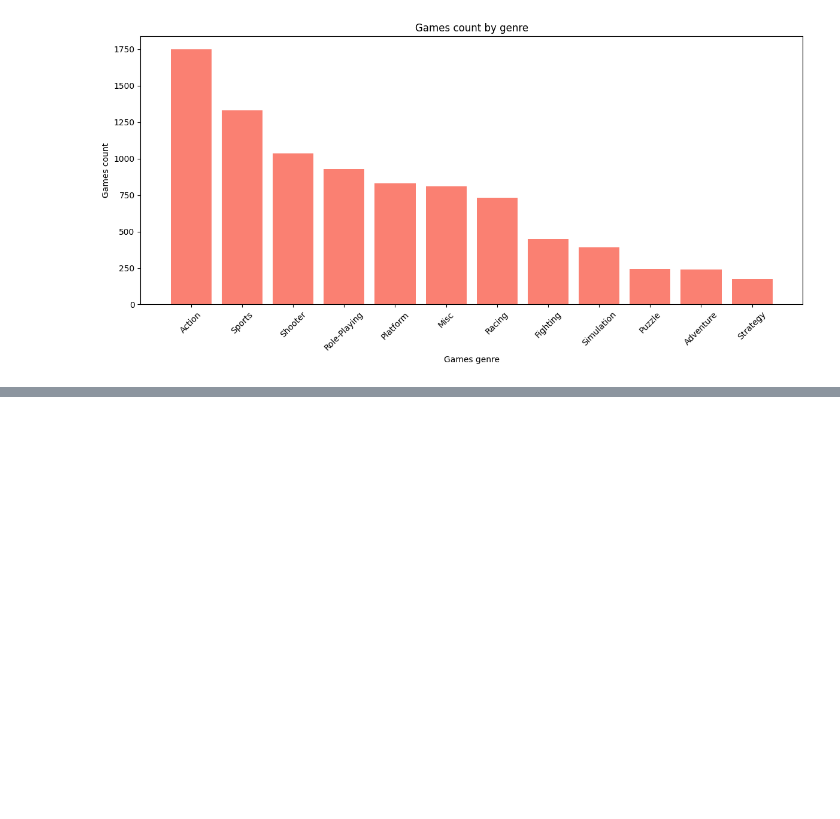
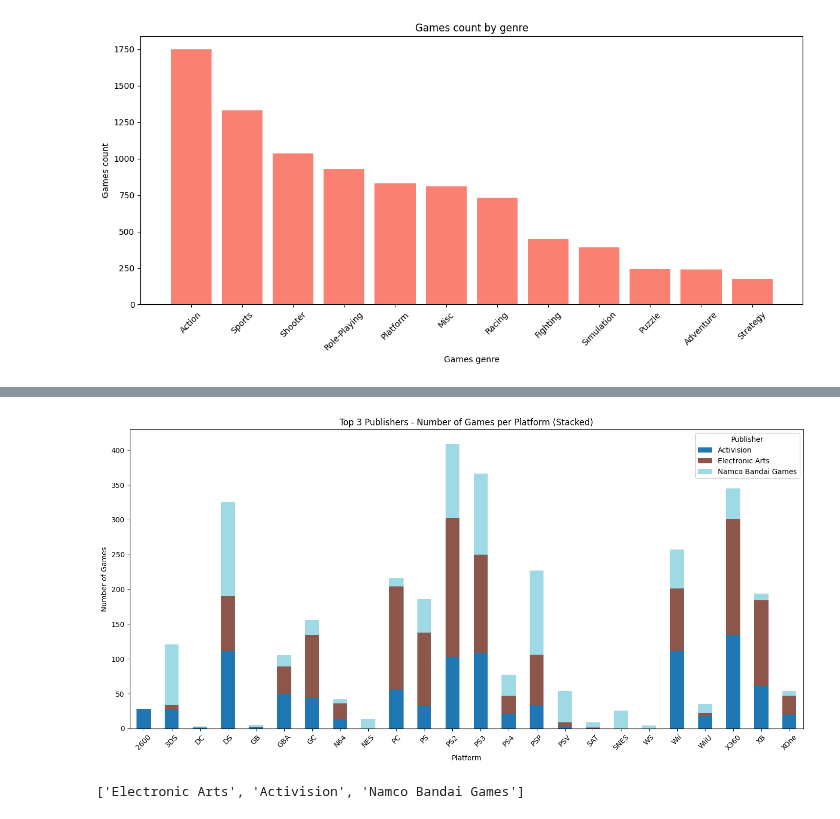
Before and after one commit to Fadilsa9/-2-TheFounder-Tsifrotech, a Jupyter notebook: 8_4_Practice_Дополнительные_ЗАДАЧИ_.ipynb, the cells around one changed output, grey strips where cells are left out. Cells and saved outputs as stored; diff of their text form; code cells hidden in the pictures; blank space fills up the shorter version.

```diff
--- a/8_4_Practice_Дополнительные_ЗАДАЧИ_.ipynb
+++ b/8_4_Practice_Дополнительные_ЗАДАЧИ_.ipynb
@@ -370,0 +491,47 @@ plt.show()
+# %%
+import pandas as pd
+import matplotlib.pyplot as plt
+
+# 1. Load the dataset from the CSV file
+df = pd.read_csv('/content/drive/MyDrive/🟢TheFounder/vgsale_1.csv')
+
+# 2. Drop rows where 'Publisher' or 'Platform' is missing (NaN)
+df_clean = df.dropna(subset=['Publisher', 'Platform'])
+
+# 3. Identify the top 3 publishers with the most games published
+top_publishers = df_clean['Publisher'].value_counts().head(3).index.tolist()
+
+# 4. Filter the dataset to include only games by the top 3 publishers
+df_top = df_clean[df_clean['Publisher'].isin(top_publishers)]
+
+# 5. Create a pivot table:
+# Rows = Publisher, Columns = Platform, Values = Count of games (by 'Name')
+pivot_table = pd.pivot_table(
+    df_top,
+    index='Publisher',
+    columns='Platform',
+    values='Name',
+    aggfunc='count',
+    fill_value=0  # Platforms with no games will be filled with zero
+)
+
+# 6. Plot the data using a stacked bar chart
+pivot_table.T.plot(
+    kind='bar',           # Bar chart
+    stacked=True,         # Enable stacked bars
+    figsize=(14, 7),      # Set figure size
+    colormap='tab20'      # Use a colorful colormap for distinction
+)
+
+# 7. Customize the chart labels and appearance
+plt.title('Top 3 Publishers - Number of Games per Platform (Stacked)')
+plt.xlabel('Platform')
+plt.ylabel('Number of Games')
+plt.legend(title='Publisher')       # Add legend with title
+plt.xticks(rotation=45)             # Rotate x-axis labels for readability
+plt.tight_layout()                  # Automatically adjust layout
+
+# 8. Show the plot
+plt.show()
+# %% [output]
+[figure, added]
@@ -370,0 +544,5 @@ plt.show()
+# %%
+top_publishers = df_clean["Publisher"].value_counts().head(3).index.tolist()
+print(top_publishers)
+# %% [output]
+['Electronic Arts', 'Activision', 'Namco Bandai Games']
```
Also changed, not shown: parts of 16 cells of this notebook.
